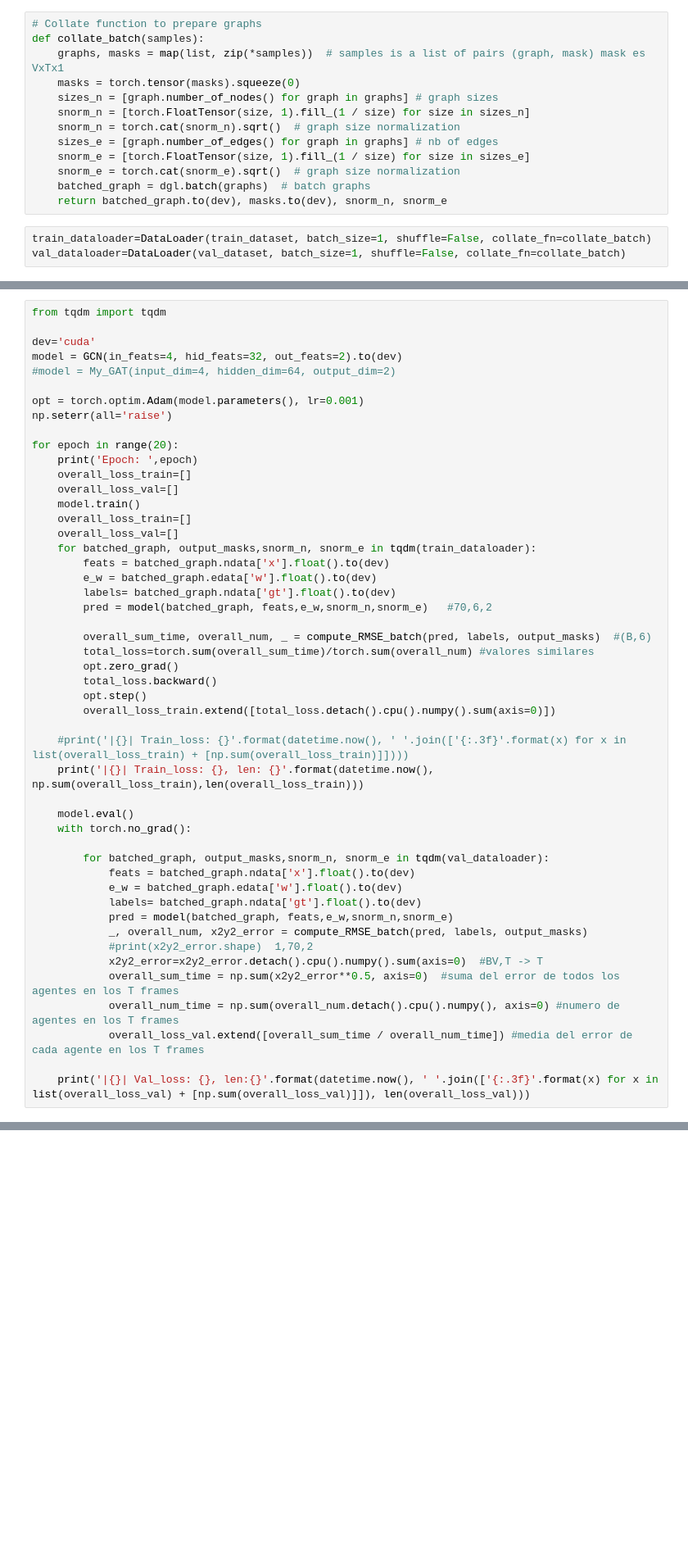
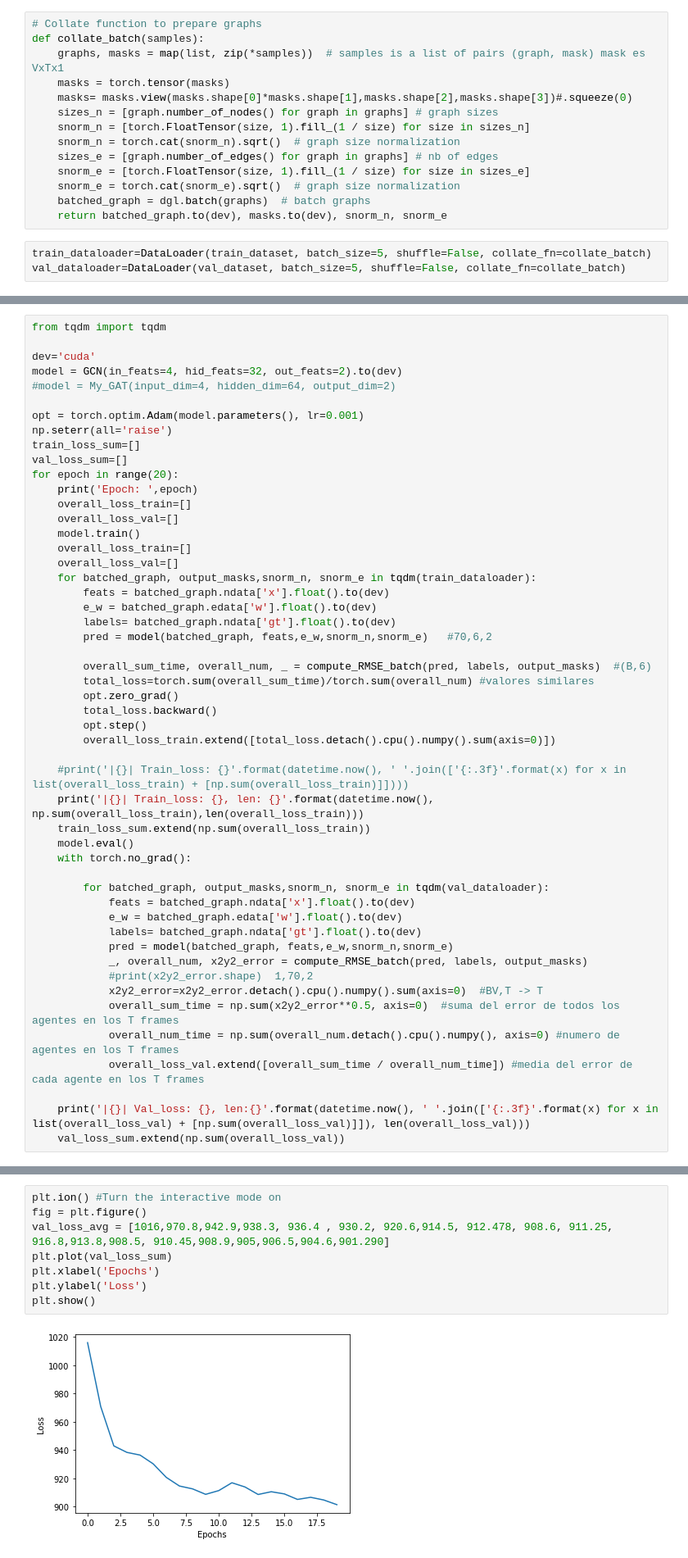
Before and after one commit to sancarlim/DBU-GNN, a Jupyter notebook: Graph_InitialTests.ipynb, the cells around one changed output, grey strips where cells are left out. Shown at 82% size. Drawn from its saved outputs; the diff is of its cells as text; blank space fills up the shorter version.

Commit message:
with batches, fixed size & checkpoint

```diff
--- a/Graph_InitialTests.ipynb
+++ b/Graph_InitialTests.ipynb
@@ -23,7 +23,8 @@ val_dataset = ApolloScape_DGLDataset(train_val='val')
 # Collate function to prepare graphs
 def collate_batch(samples):
     graphs, masks = map(list, zip(*samples))  # samples is a list of pairs (graph, mask) mask es VxTx1
-    masks = torch.tensor(masks).squeeze(0)
+    masks = torch.tensor(masks)
+    masks= masks.view(masks.shape[0]*masks.shape[1],masks.shape[2],masks.shape[3])#.squeeze(0)
     sizes_n = [graph.number_of_nodes() for graph in graphs] # graph sizes
     snorm_n = [torch.FloatTensor(size, 1).fill_(1 / size) for size in sizes_n]
     snorm_n = torch.cat(snorm_n).sqrt()  # graph size normalization
@@ -33,8 +34,8 @@ def collate_batch(samples):
     batched_graph = dgl.batch(graphs)  # batch graphs
     return batched_graph.to(dev), masks.to(dev), snorm_n, snorm_e
 # %%
-train_dataloader=DataLoader(train_dataset, batch_size=1, shuffle=False, collate_fn=collate_batch)
-val_dataloader=DataLoader(val_dataset, batch_size=1, shuffle=False, collate_fn=collate_batch)
+train_dataloader=DataLoader(train_dataset, batch_size=5, shuffle=False, collate_fn=collate_batch)
+val_dataloader=DataLoader(val_dataset, batch_size=5, shuffle=False, collate_fn=collate_batch)
 # %%
 with open('../DBU_Graph/data/apollo_train_data.pkl', 'rb') as reader:
     [feat,adj, mean]=pickle.load(reader)
@@ -499,7 +500,8 @@ model = GCN(in_feats=4, hid_feats=32, out_feats=2).to(dev)
 
 opt = torch.optim.Adam(model.parameters(), lr=0.001)
 np.seterr(all='raise')
-
+train_loss_sum=[]
+val_loss_sum=[]
 for epoch in range(20):
     print('Epoch: ',epoch)
     overall_loss_train=[]
@@ -522,7 +524,7 @@ for epoch in range(20):
 
     #print('|{}| Train_loss: {}'.format(datetime.now(), ' '.join(['{:.3f}'.format(x) for x in list(overall_loss_train) + [np.sum(overall_loss_train)]])))
     print('|{}| Train_loss: {}, len: {}'.format(datetime.now(), np.sum(overall_loss_train),len(overall_loss_train)))
-
+    train_loss_sum.extend(np.sum(overall_loss_train))
     model.eval()
     with torch.no_grad():
 
@@ -539,5 +541,6 @@ for epoch in range(20):
             overall_loss_val.extend([overall_sum_time / overall_num_time]) #media del error de cada agente en los T frames
 
     print('|{}| Val_loss: {}, len:{}'.format(datetime.now(), ' '.join(['{:.3f}'.format(x) for x in list(overall_loss_val) + [np.sum(overall_loss_val)]]), len(overall_loss_val)))
+    val_loss_sum.extend(np.sum(overall_loss_val))
 # %% [output]
 Epoch:  0
@@ -560,0 +564,10 @@ Epoch:  5
+# %%
+plt.ion() #Turn the interactive mode on
+fig = plt.figure()
+val_loss_avg = [1016,970.8,942.9,938.3, 936.4 , 930.2, 920.6,914.5, 912.478, 908.6, 911.25, 916.8,913.8,908.5, 910.45,908.9,905,906.5,904.6,901.290]
+plt.plot(val_loss_sum)
+plt.xlabel('Epochs')
+plt.ylabel('Loss')
+plt.show()
+# %% [output]
+[figure, added]
```
Also changed, not shown: parts of 4 cells of this notebook, 1 other file.
